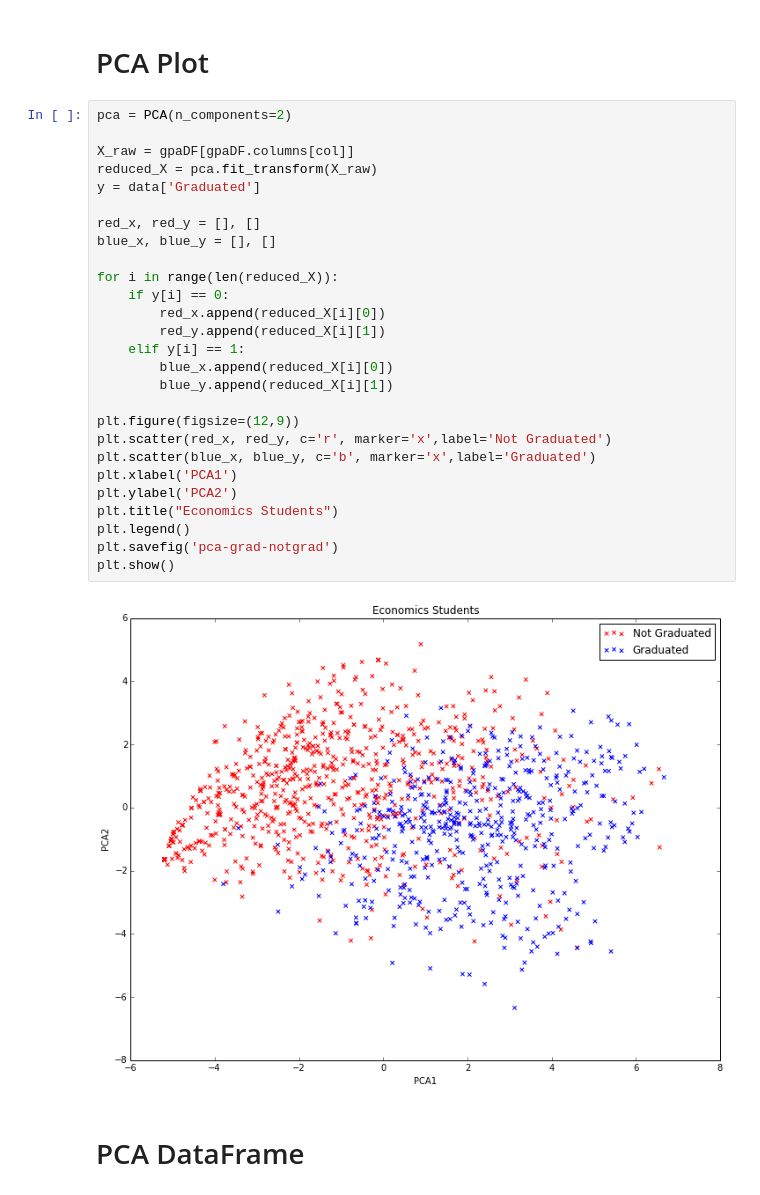
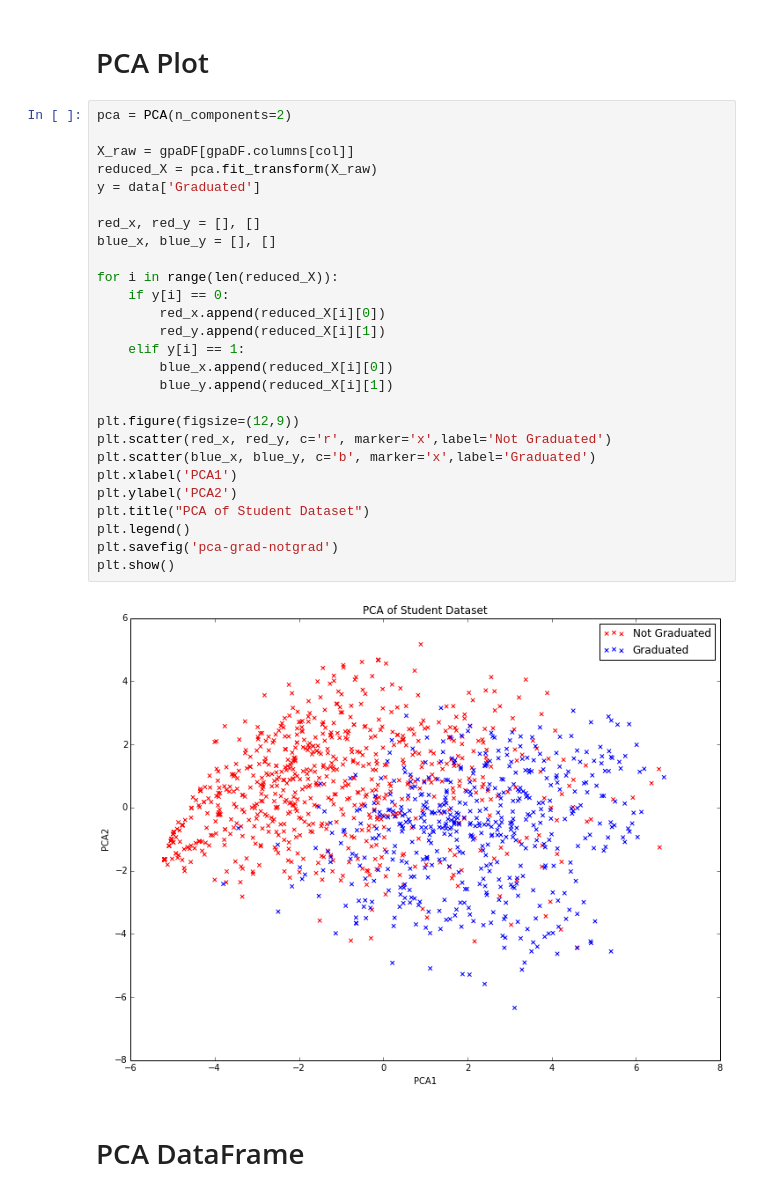
Before and after one commit to csun-math/494, a Jupyter notebook: allen/Economics Pipeline/main.ipynb, the cells around one changed output. Drawn from its saved outputs; the diff is of its cells as text.

```diff
--- a/allen/Economics Pipeline/main.ipynb
+++ b/allen/Economics Pipeline/main.ipynb
@@ -145,32 +145,32 @@ gpaDF.head()
 # %%
 pca = PCA(n_components=2)
 
 X_raw = gpaDF[gpaDF.columns[col]]
 reduced_X = pca.fit_transform(X_raw)
 y = data['Graduated']
 
 red_x, red_y = [], []
 blue_x, blue_y = [], []
 
 for i in range(len(reduced_X)):
     if y[i] == 0:
         red_x.append(reduced_X[i][0])
         red_y.append(reduced_X[i][1])
     elif y[i] == 1:
         blue_x.append(reduced_X[i][0])
         blue_y.append(reduced_X[i][1])
 
 plt.figure(figsize=(12,9))
 plt.scatter(red_x, red_y, c='r', marker='x',label='Not Graduated')
 plt.scatter(blue_x, blue_y, c='b', marker='x',label='Graduated')
 plt.xlabel('PCA1')
 plt.ylabel('PCA2')
-plt.title("Economics Students")
+plt.title("PCA of Student Dataset")
 plt.legend()
 plt.savefig('pca-grad-notgrad')
 plt.show()
 # %% [output]
-[figure, old version]
+[figure, new version]
 # %% [markdown]
 # PCA DataFrame
 # %%
```
Also changed, not shown: parts of 1 cell of this notebook, 1 other file.
